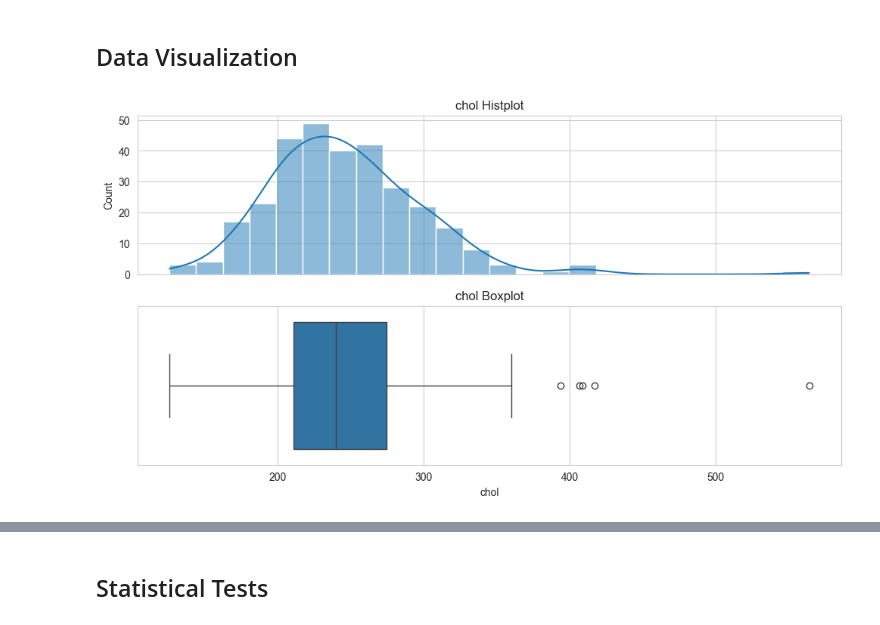
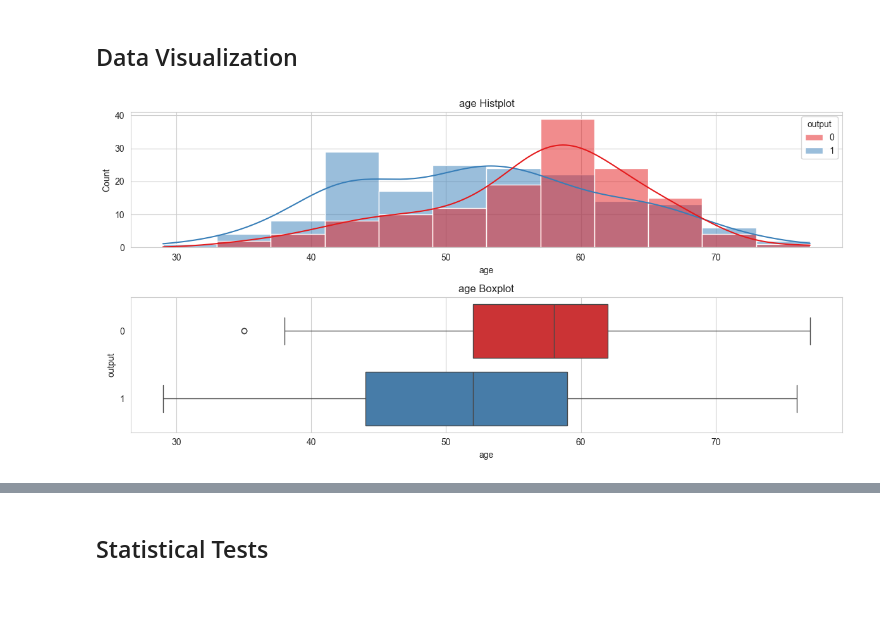
Before and after one commit to cankucukyilmaz/Data_Science, a Jupyter notebook: Supervised_Learning/Classification/Binary_Classification/Heart_Attack_Analysis_and_Prediction/EDA.ipynb, the cells around one changed output, grey strips where cells are left out. Saved outputs shown, nothing was run; the diff lists cells and outputs as text; code cells hidden in the pictures; blank space fills up the shorter version.

```diff
--- a/Supervised_Learning/Classification/Binary_Classification/Heart_Attack_Analysis_and_Prediction/EDA.ipynb
+++ b/Supervised_Learning/Classification/Binary_Classification/Heart_Attack_Analysis_and_Prediction/EDA.ipynb
@@ -17,24 +17,3 @@ import warnings
 warnings.filterwarnings("ignore")
 # %% [markdown]
 ## Helper Functions
-# %%
-def highlight(val, threshold=0.7):
-    return "background-color: yellow" if abs(val) >= threshold else ""
-
-def visualize_num_var(df, var):
-    fig, ax = plt.subplots(2, 1, figsize=(12, 6), sharex=True)
-    sns.histplot(df[var], ax=ax[0], kde=True)
-    ax[0].set_title(f"{var} Histplot")
-    sns.boxplot(df[var], ax=ax[1], orient="h")
-    ax[1].set_title(f"{var} Boxplot")
-    plt.show()
-
-def mann_whitney_u(df, num_vars, target):
-    result = []
-
-    target_0 = df[df[target] == 0]
-    target_1 = df[df[target] == 1]
-
-    for var in num_vars:
-        stat, p_value = st.mannwhitneyu(target_0[var], target_1[var], alternative="two-sided")
-        n1, n2 = len(target_0), len(target_1)
@@ -126,6 +220,6 @@ target = "output"
 # %% [markdown]
 ## Data Visualization
 # %%
-visualize_num_var(df, "chol")
+visualize_num_var(df, "age", "output")
 # %% [output]
-[figure, old version]
+[figure, new version]
```
Also changed, not shown: parts of 7 cells of this notebook.
